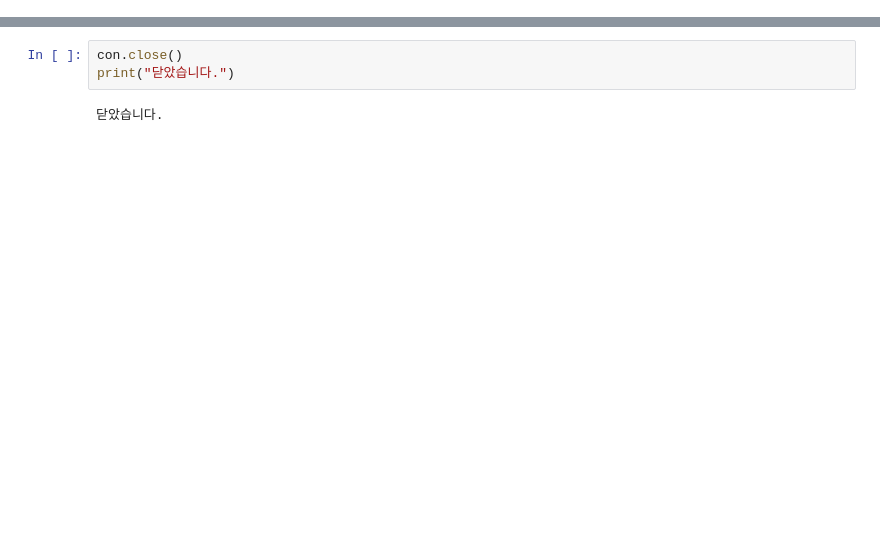
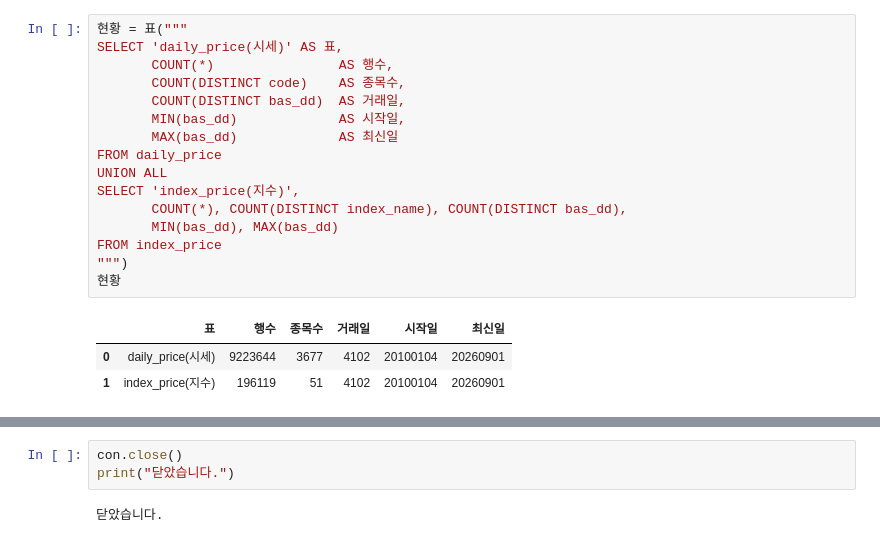
Before and after one commit to devlee328288/Alpha_Stack, a Jupyter notebook: notebooks/01-데이터수집/02.매일받은것을확인한다.ipynb, the cells around one changed output, grey strips where cells are left out. Saved outputs shown, nothing was run; the diff lists cells and outputs as text; blank space fills up the shorter version.

```diff
--- a/notebooks/01-데이터수집/02.매일받은것을확인한다.ipynb
+++ b/notebooks/01-데이터수집/02.매일받은것을확인한다.ipynb
@@ -207,0 +88,20 @@ for 이름, 값 in report.get("scale", {}).items():
+# %%
+현황 = 표("""
+SELECT 'daily_price(시세)' AS 표,
+       COUNT(*)                AS 행수,
+       COUNT(DISTINCT code)    AS 종목수,
+       COUNT(DISTINCT bas_dd)  AS 거래일,
+       MIN(bas_dd)             AS 시작일,
+       MAX(bas_dd)             AS 최신일
+FROM daily_price
+UNION ALL
+SELECT 'index_price(지수)',
+       COUNT(*), COUNT(DISTINCT index_name), COUNT(DISTINCT bas_dd),
+       MIN(bas_dd), MAX(bas_dd)
+FROM index_price
+""")
+현황
+# %% [output]
+|  | 표 | 행수 | 종목수 | 거래일 | 시작일 | 최신일 |
+| 0 | daily_price(시세) | 9223644 | 3677 | 4102 | 20100104 | 20260901 |
+| 1 | index_price(지수) | 196119 | 51 | 4102 | 20100104 | 20260901 |
```
Also changed, not shown: parts of 36 cells of this notebook.
